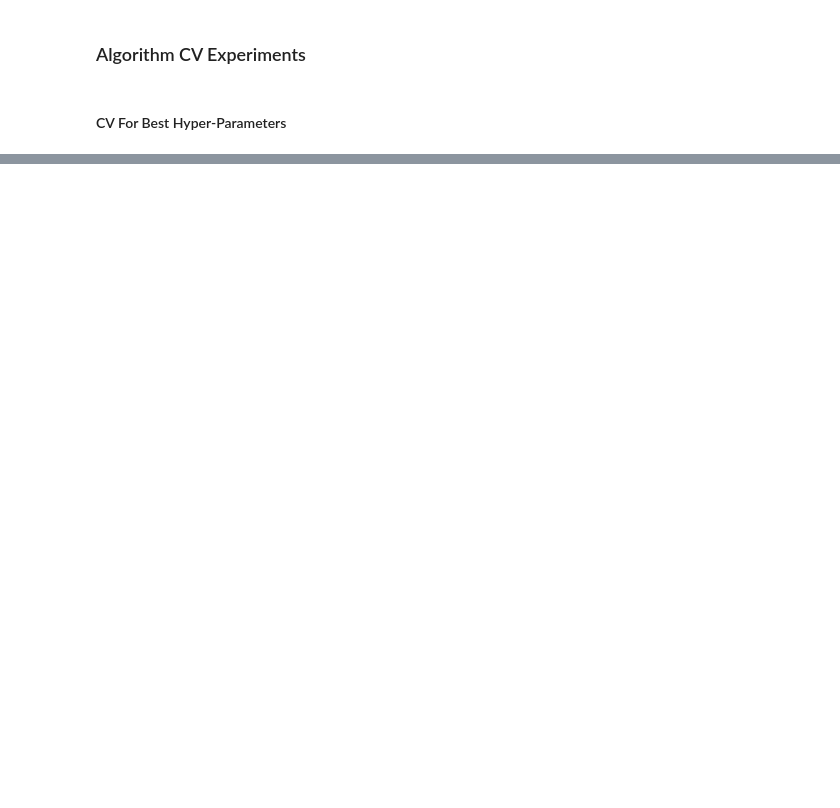
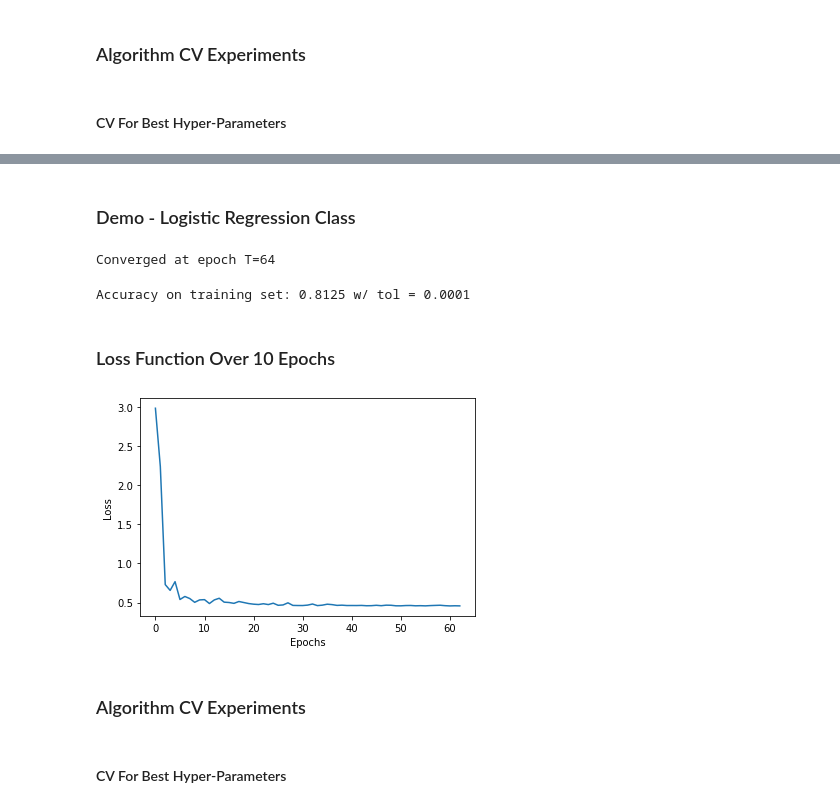
Before and after one commit to CasuallyAlive/ml-projects, a Jupyter notebook: src/hw6/hw6_exp_report.ipynb, the cells around one changed output, grey strips where cells are left out. Saved outputs shown, nothing was run; the diff lists cells and outputs as text; code cells hidden in the pictures; blank space fills up the shorter version.

```diff
--- a/src/hw6/hw6_exp_report.ipynb
+++ b/src/hw6/hw6_exp_report.ipynb
@@ -20,7 +26,11 @@ X_test, Y_test, _ = load_data(classes, dir="data/test.csv")
 # Hyper Parameter Settings
 L_RATES = np.power(np.ones(5)*10, -np.arange(5))
 REGS = np.power(np.ones(6)*10, np.arange(-4, 2))
+TRADEOFF = np.power(np.ones(6)*10, np.arange(-1, 5))
+EPOCHS=50 # For demonstrating classifier class and getting Loss function plots.
+CV_EPOCHS=50 # For reducing training runtimes.
 
 # 5 Fold Split Data
 ff_data = [load_data(classes, dir=f"data/CVSplits/training0{i}.csv")[:-1] for i in range(5)]
+labels = [-1, 1]
 # %% [markdown]
@@ -85,0 +163,31 @@ r=0.0001                  | C=10.0      | 0.22           | 0.004
+# %% [markdown]
+### Demo - Logistic Regression Class
+# %%
+# simple LR demo
+labels = [-1, 1]
+model = LogisticRegression(labels, r=L_RATES[0], sigma=TRADEOFF[2], epochs=100)
+loss = model.train(X_train, Y_train)
+# %% [output]
+Converged at epoch T=64
+# %%
+# print accuracy on training set.
+acc = calc_acc(model.predict(X_train), Y_train)
+print(f"Accuracy on training set: {acc} w/ tol = {model.tol}")
+# %% [output]
+Accuracy on training set: 0.8125 w/ tol = 0.0001
+# %% [markdown]
+### Loss Function Over 10 Epochs
+# %%
+epochs = np.arange(100)
+
+plt.plot(epochs[0:63], loss[0:63]) # might need to edit this
+
+plt.xlabel('Epochs')
+plt.ylabel('Loss')
+plt.show()
+# %% [output]
+[figure, added]
+# %% [markdown]
+### Algorithm CV Experiments
+# %% [markdown]
+#### CV For Best Hyper-Parameters
```
Also changed, not shown: parts of 39 cells of this notebook, 4 other files.
